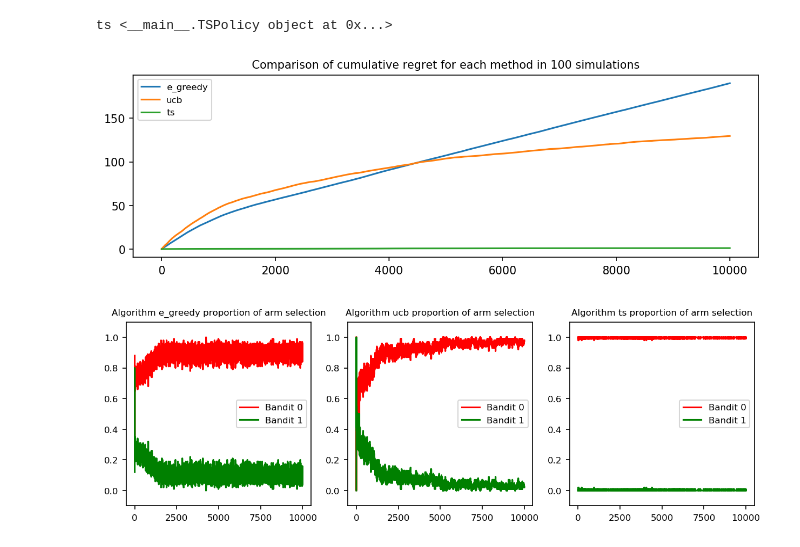
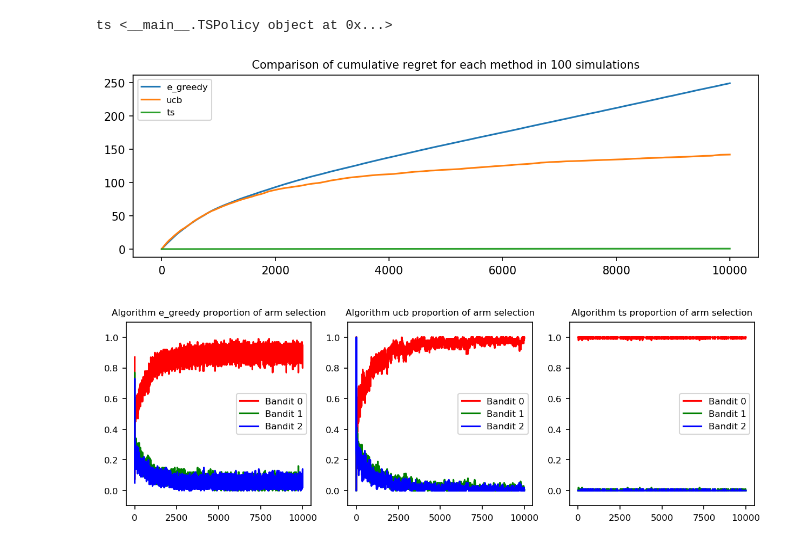
Before and after one commit to Jaepal/data-science-portfolio, a Jupyter notebook: slot_machine/Data_Modeling.ipynb, the cells around one changed output. Drawn from its saved outputs; the diff is of its cells as text; code cells hidden in the pictures.

```diff
--- a/slot_machine/Data_Modeling.ipynb
+++ b/slot_machine/Data_Modeling.ipynb
@@ -24,22 +26,24 @@ class MAB:
         # monster slot 저장
         self.slot_monster = slot.game_monster(bpl)
         # masquerade slot 저장
-        # self.slot_masque = slot.game_masque(bpl)
+        self.slot_masque = slot.game_masque(bpl)
 
     def draw(self, k):
         if k == 0:
-            return self.slot_platinum.play_platinum(), np.max(self.bandit_probs) - self.bandit_probs[k]
+            return self.slot_platinum.play(), np.max(self.bandit_probs) - self.bandit_probs[k]
         elif k == 1:
-            return self.slot_monster.play_monster(), np.max(self.bandit_probs) - self.bandit_probs[k]
+            return self.slot_monster.play(), np.max(self.bandit_probs) - self.bandit_probs[k]
+        elif k == 2:
+            return self.slot_masque.play(), np.max(self.bandit_probs) - self.bandit_probs[k]
 # %%
 # bandit의 rtp 저장
-rtp_values = np.array([0.583, 0.416])
+rtp_values = np.array([0.583, 0.416, 0.382])
 
 # bet per line 값
 bpl = 2000
 
 # slot의 종류
-slots = ['Platinum', 'monster']
+slots = ['Platinum', 'monster', 'masque']
 # %%
 # MAB class
 mab = MAB(bpl, slots, rtp_values)
@@ -63,12 +67,12 @@ fig, ax = plt.subplots(figsize=(9, 3), dpi=150)
 ax.set(xlim=(-1, N_DRAWS), ylim=(-0.5, N_BANDITS-0.5))
 
 # 각 bandit의 색상
-bandit_colors = ['red', 'green']
+bandit_colors = ['red', 'green', 'blue']
 
 # draw 반복
 for draw_number in range(N_DRAWS):
 
-    # choosing arm and drawing
+    # arm을 선택하고 draw 함
     k = np.random.choice(range(N_BANDITS),1)[0]
     reward, regret = mab.draw(k)
 
@@ -95,8 +99,8 @@ scatter = ax.scatter(y=[k_list[0]], x=[list(range(N_DRAWS))[0]], color=[color_li
 # 시각화 타이틀
 plt.title('Random draws from the row of slot machines (MAB)', fontsize=10)
 plt.xlabel('Round', fontsize=10); plt.ylabel('Bandit', fontsize=10);
-ax.set_yticks([0,1])
-ax.set_yticklabels(['{}\n($\\theta = {}$)'.format(i, rtp_values[i]) for i in range(2)])
+ax.set_yticks([0,1,2])
+ax.set_yticklabels(['{}\n($\\theta = {}$)'.format(i, rtp_values[i]) for i in range(3)])
 ax.tick_params(labelsize=10)
 fig.tight_layout()
 
@@ -107,8 +111,8 @@ def animate(i):
     scatter.set_offsets(np.c_[x, y])
     scatter.set_color(color_list[:i])
     scatter.set_facecolor(facecolor_list[:i])
-    ax.set_yticks([0,1])
-    ax.set_yticklabels(['{}\n($\\theta = {}$)'.format(i, rtp_values[i]) for i in range(2)])
+    ax.set_yticks([0,1,2])
+    ax.set_yticklabels(['{}\n($\\theta = {}$)'.format(i, rtp_values[i]) for i in range(3)])
     ax.tick_params(labelsize=10)
     return (scatter,)
 
@@ -471,36 +469,36 @@ plt.legend(fontsize=8); plt.xticks(fontsize=10); plt.yticks(fontsize=10)
 # showing plot
 plt.show()
 # %% [output]
-[figure, old version]
+[figure, new version]
 # %%
-# closing all past figures
+# 지난 figure 삭제
 plt.close('all')
 
-# opening figure to plot regret
+# regret function을 plot 하기 위한 figure
 plt.figure(figsize=(10, 3), dpi=150)
 
-# colors for each bandit
-bandit_colors = ['red', 'green', 'blue', 'purple']
+# 각 bandit의 색
+bandit_colors = ['red', 'green', 'blue']
 
-# loop for each decision policy
+# 각 decision policy 별로 반복
 for i, policy in enumerate(['e_greedy','ucb','ts']):
 
     # subplots
     plt.subplot(1,3,i+1)
 
-    # loop for each arm
+    # 각 arm 별로 반복
     for arm in range(N_BANDITS):
 
-        # plotting data
+        # 데이터 plot
         plt.plot(result_dict[policy]['k_array'][arm]/N_SIMULATIONS, label='Bandit {}'.format(arm), linewidth=1.5, color=bandit_colors[arm]);
 
-        # adding title
+        # title 추가
         plt.title('Algorithm {} proportion of arm selection'.format(policy), fontsize=8)
 
-        # adding legend
+        # legend 추가
         plt.legend(fontsize=8); plt.xticks(fontsize=8); plt.yticks(fontsize=8); plt.ylim([-0.1,1.1])
 
-# showing plot
+# 출력
 plt.show()
 # %% [output]
-[figure, old version]
+[figure, new version]
```
Also changed, not shown: parts of 12 cells of this notebook.
